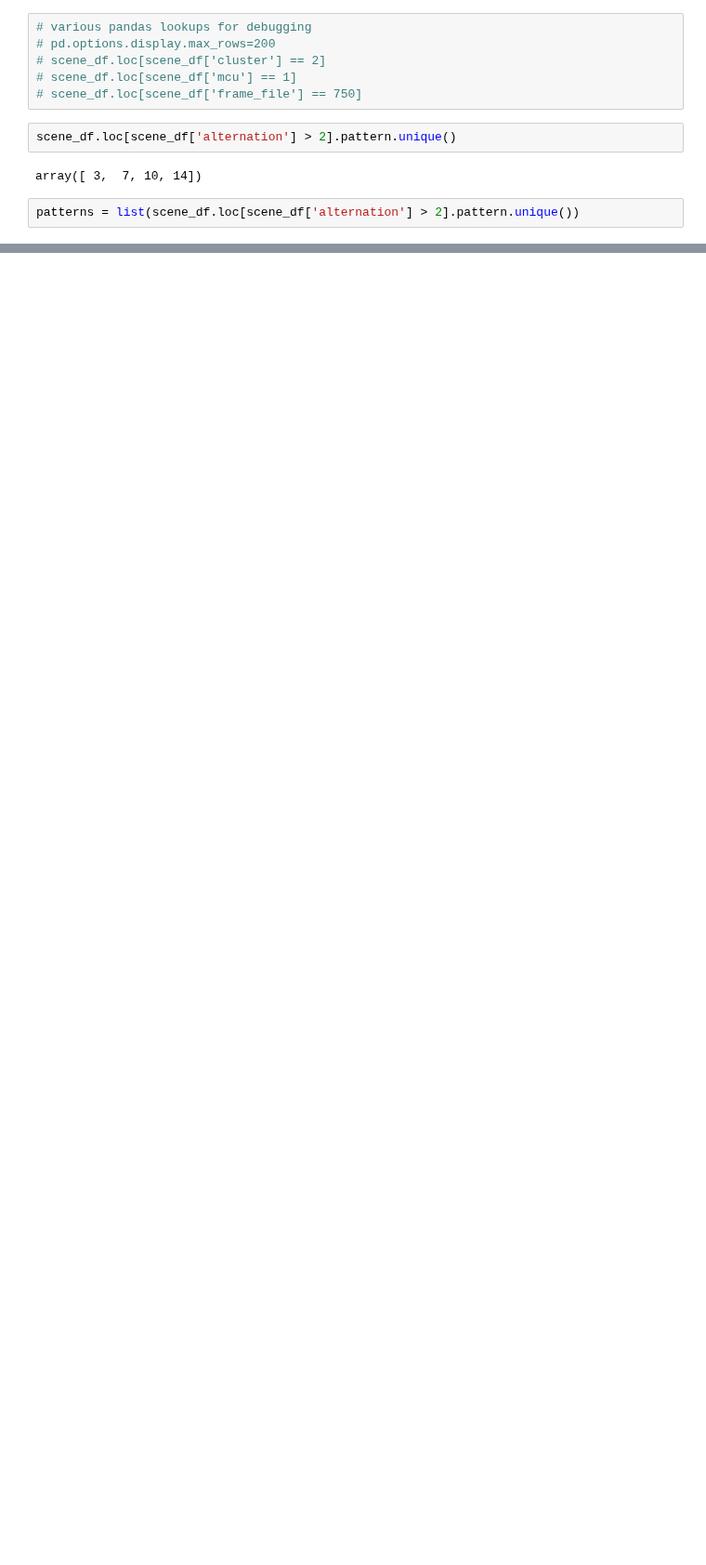
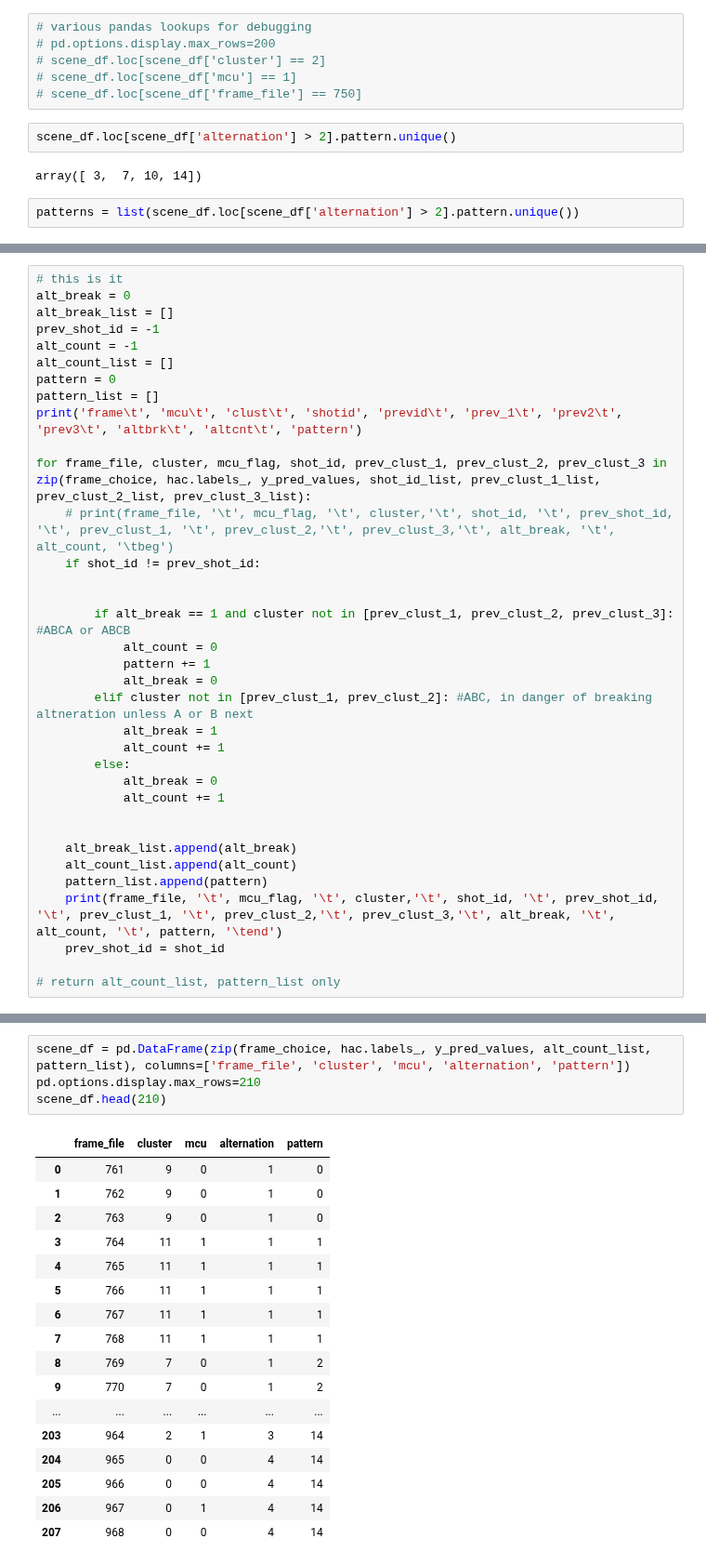
Before and after one commit to JohnTheTripper/moviegoer-prototype, a Jupyter notebook: scene_clustering.ipynb, the cells around one changed output, grey strips where cells are left out. Shown at 93% size. Saved outputs shown, nothing was run; the diff lists cells and outputs as text; blank space fills up the shorter version.

Commit message:
refined clustering algorithm

```diff
--- a/scene_clustering.ipynb
+++ b/scene_clustering.ipynb
@@ -338,0 +756,35 @@ scene_df[scene_df.pattern.isin(patterns)]
+# %%
+# this is it
+alt_break = 0
+alt_break_list = []
+prev_shot_id = -1
+alt_count = -1
+alt_count_list = []
+pattern = 0
+pattern_list = []
+print('frame\t', 'mcu\t', 'clust\t', 'shotid', 'previd\t', 'prev_1\t', 'prev2\t', 'prev3\t', 'altbrk\t', 'altcnt\t', 'pattern')
+
+for frame_file, cluster, mcu_flag, shot_id, prev_clust_1, prev_clust_2, prev_clust_3 in zip(frame_choice, hac.labels_, y_pred_values, shot_id_list, prev_clust_1_list, prev_clust_2_list, prev_clust_3_list):
+    # print(frame_file, '\t', mcu_flag, '\t', cluster,'\t', shot_id, '\t', prev_shot_id, '\t', prev_clust_1, '\t', prev_clust_2,'\t', prev_clust_3,'\t', alt_break, '\t', alt_count, '\tbeg')
+    if shot_id != prev_shot_id:
+
+
+        if alt_break == 1 and cluster not in [prev_clust_1, prev_clust_2, prev_clust_3]: #ABCA or ABCB
+            alt_count = 0
+            pattern += 1
+            alt_break = 0
+        elif cluster not in [prev_clust_1, prev_clust_2]: #ABC, in danger of breaking altneration unless A or B next
+            alt_break = 1
+            alt_count += 1
+        else:
+            alt_break = 0
+            alt_count += 1
+
+
+    alt_break_list.append(alt_break)
+    alt_count_list.append(alt_count)
+    pattern_list.append(pattern)
+    print(frame_file, '\t', mcu_flag, '\t', cluster,'\t', shot_id, '\t', prev_shot_id, '\t', prev_clust_1, '\t', prev_clust_2,'\t', prev_clust_3,'\t', alt_break, '\t', alt_count, '\t', pattern, '\tend')
+    prev_shot_id = shot_id
+
+# return alt_count_list, pattern_list only
@@ -338,0 +809,22 @@ scene_df[scene_df.pattern.isin(patterns)]
+# %%
+scene_df = pd.DataFrame(zip(frame_choice, hac.labels_, y_pred_values, alt_count_list, pattern_list), columns=['frame_file', 'cluster', 'mcu', 'alternation', 'pattern'])
+pd.options.display.max_rows=210
+scene_df.head(210)
+# %% [output]
+|  | frame_file | cluster | mcu | alternation | pattern |
+| 0 | 761 | 9 | 0 | 1 | 0 |
+| 1 | 762 | 9 | 0 | 1 | 0 |
+| 2 | 763 | 9 | 0 | 1 | 0 |
+| 3 | 764 | 11 | 1 | 1 | 1 |
+| 4 | 765 | 11 | 1 | 1 | 1 |
+| 5 | 766 | 11 | 1 | 1 | 1 |
+| 6 | 767 | 11 | 1 | 1 | 1 |
+| 7 | 768 | 11 | 1 | 1 | 1 |
+| 8 | 769 | 7 | 0 | 1 | 2 |
+| 9 | 770 | 7 | 0 | 1 | 2 |
+| ... | ... | ... | ... | ... | ... |
+| 203 | 964 | 2 | 1 | 3 | 14 |
+| 204 | 965 | 0 | 0 | 4 | 14 |
+| 205 | 966 | 0 | 0 | 4 | 14 |
+| 206 | 967 | 0 | 1 | 4 | 14 |
+| 207 | 968 | 0 | 0 | 4 | 14 |
```
Also changed, not shown: parts of 36 cells of this notebook.
